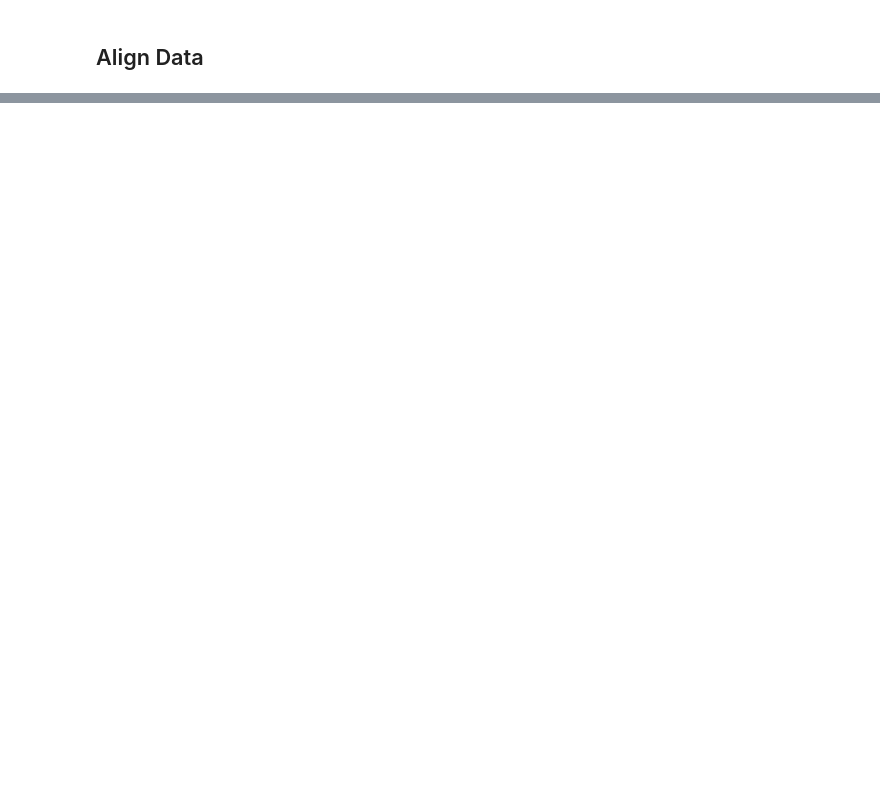
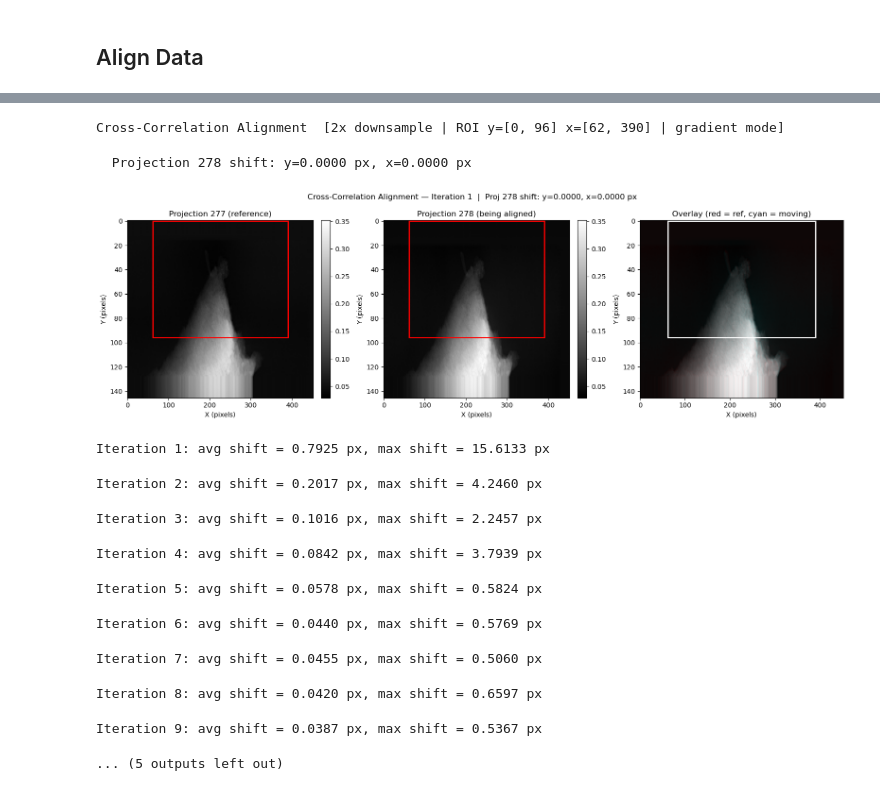
Before and after one commit to levijh1/TomoMono, a Jupyter notebook: test_notebook_realData.ipynb, the cells around one changed output, grey strips where cells are left out. Saved outputs shown, nothing was run; the diff lists cells and outputs as text; code cells hidden in the pictures; blank space fills up the shorter version.

Commit message:
BEST alignment in test_notebook_realData + awesome sinogram

```diff
--- a/test_notebook_realData.ipynb
+++ b/test_notebook_realData.ipynb
@@ -155,14 +143,28 @@ tomo.displayWorkingSinogram(row_index=tomo.workingProjections.shape[0] // downsa
 # %%
 
 # XCA Pass 2 - medium
 tomo.cross_correlate_align(
-    tolerance=0.001, maxShiftTolerance=0.5, max_iterations=5, stepRatio=0.8,
+    tolerance=0.001, maxShiftTolerance=0.5, max_iterations=10, stepRatio=0.8,
     downsample=2, use_grad=True,
     yROI_Range=[0, tomo.workingProjections.shape[1] - (200//downsample)], xROI_Range=[250//downsample, tomo.workingProjections.shape[2] - (250 // downsample)], isFull360=False, plot=True
 )
 tomo.make_updates_shift()
 tomo.makeNotebookProjMovie(show_trust_region=True)
 tomo.displayWorkingSinogram(row_index=tomo.workingProjections.shape[0] // downsample // 2)
+# %% [output]
+Cross-Correlation Alignment  [2x downsample | ROI y=[0, 96] x=[62, 390] | gradient mode]
+  Projection 278 shift: y=0.0000 px, x=0.0000 px
+[figure, added]
+Iteration 1: avg shift = 0.7925 px, max shift = 15.6133 px
+Iteration 2: avg shift = 0.2017 px, max shift = 4.2460 px
+Iteration 3: avg shift = 0.1016 px, max shift = 2.2457 px
+Iteration 4: avg shift = 0.0842 px, max shift = 3.7939 px
+Iteration 5: avg shift = 0.0578 px, max shift = 0.5824 px
+Iteration 6: avg shift = 0.0440 px, max shift = 0.5769 px
+Iteration 7: avg shift = 0.0455 px, max shift = 0.5060 px
+Iteration 8: avg shift = 0.0420 px, max shift = 0.6597 px
+Iteration 9: avg shift = 0.0387 px, max shift = 0.5367 px
+... (5 outputs left out)
 # %%
 
 tomo.cross_correlate_align(
```
Also changed, not shown: parts of 10 cells of this notebook, 10 other files.
